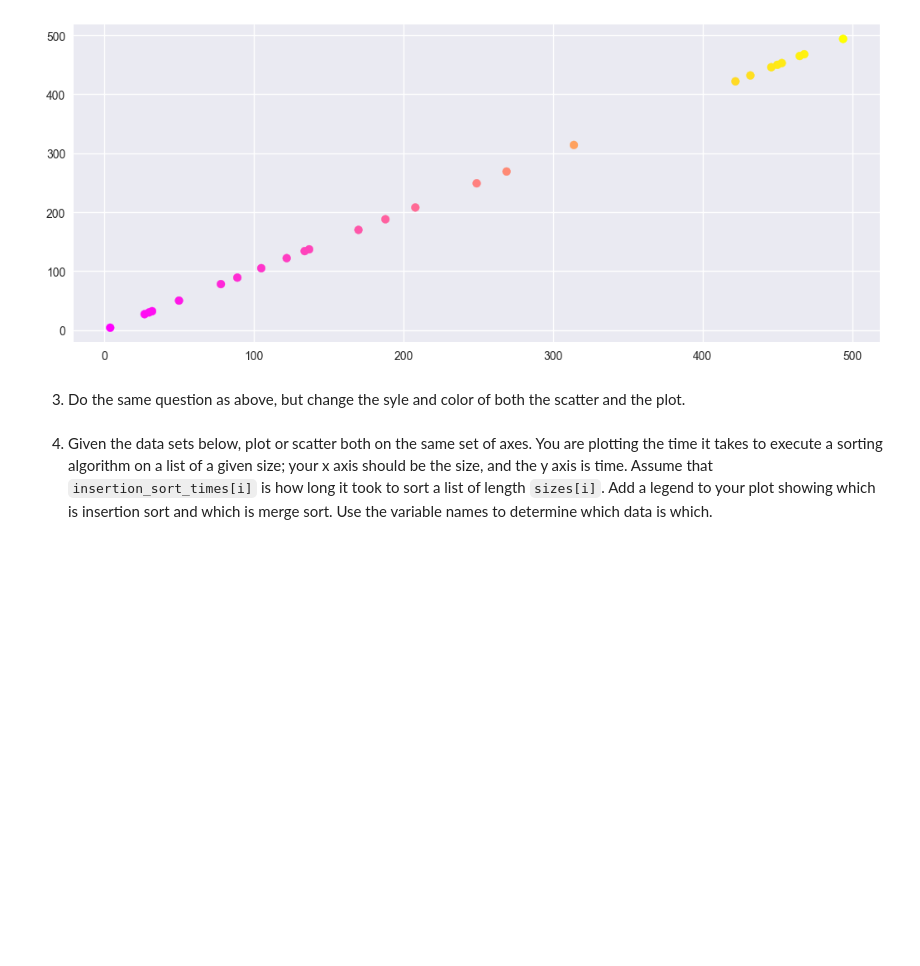
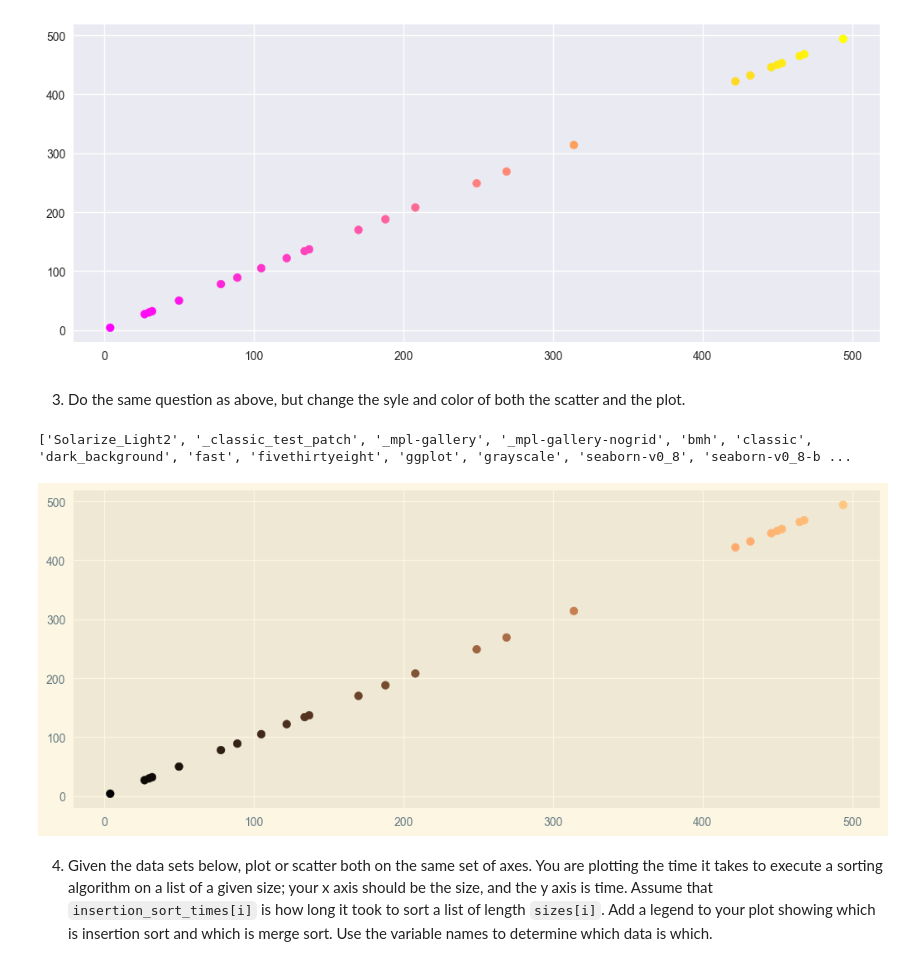
Before and after one commit to Hoskins-s559245/pyplot-A3-S559245, a Jupyter notebook: pyplot.ipynb, the cells around one changed output. Cells and saved outputs as stored; diff of their text form; code cells hidden in the pictures; blank space fills up the shorter version.

```diff
--- a/pyplot.ipynb
+++ b/pyplot.ipynb
@@ -71,6 +71,19 @@ plt.show()
 [figure]
 # %% [markdown]
 3. Do the same question as above, but change the syle and color of both the scatter and the plot.
+# %%
+#Question 3 - Change the style and color of the plot. Solarize_light style with cmap of copper.
+
+plt.style.use('Solarize_Light2')
+plt.rcParams["figure.figsize"] = [10.50, 4.50]
+plt.rcParams["figure.autolayout"] = True
+
+plt.scatter(new[:], new[:], c=new[:], cmap='copper')
+
+plt.show()
+# %% [output]
+['Solarize_Light2', '_classic_test_patch', '_mpl-gallery', '_mpl-gallery-nogrid', 'bmh', 'classic', 'dark_background', 'fast', 'fivethirtyeight', 'ggplot', 'grayscale', 'seaborn-v0_8', 'seaborn-v0_8-b ...
+[figure, added]
 # %% [markdown]
 4. Given the data sets below, plot or scatter both on the same set of axes.  You are plotting the time it takes to execute a sorting algorithm on a list of a given size; your x axis should be the size, and the y axis is time.  Assume that `insertion_sort_times[i]` is how long it took to sort a list of length `sizes[i]`.  Add a legend to your plot showing which is insertion sort and which is merge sort.  Use the variable names to determine which data is which.
 # %%
```
